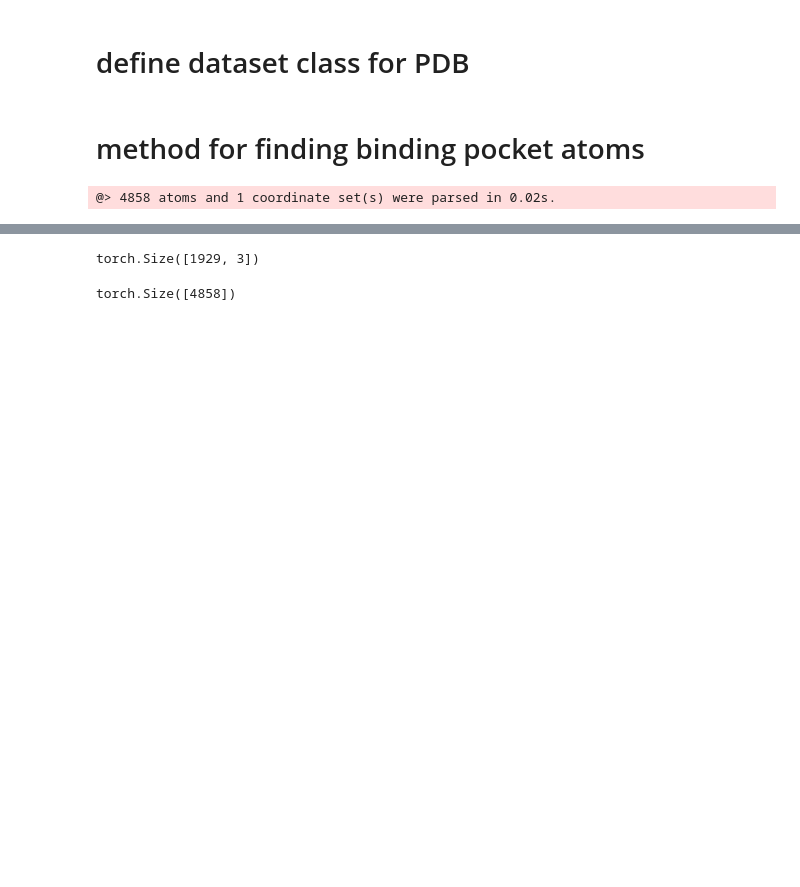
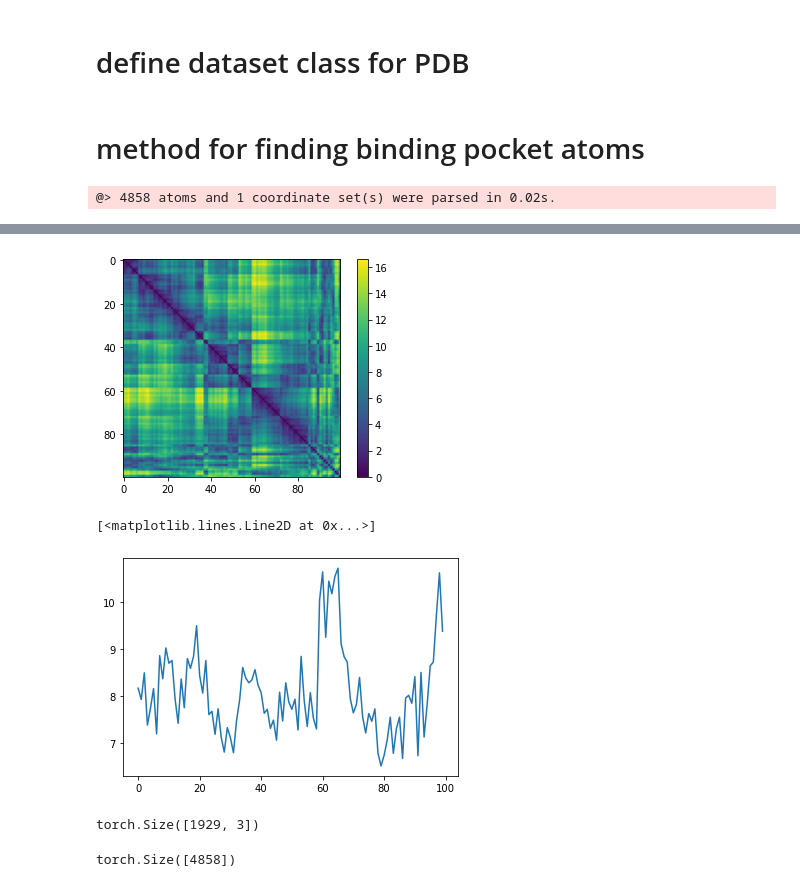
Before and after one commit to Dunni3/keypoint-diffusion, a Jupyter notebook: dev.ipynb, the cells around one changed output, grey strips where cells are left out. Drawn from its saved outputs; the diff is of its cells as text; code cells hidden in the pictures; blank space fills up the shorter version.

```diff
--- a/dev.ipynb
+++ b/dev.ipynb
@@ -138,3 +177,14 @@ pocket_atom_mask.sum()
+# %%
+pocket_distances = spa.distance_matrix(pocket_atom_positions, pocket_atom_positions)
+plt.imshow(pocket_distances)
+plt.colorbar()
+plt.show()
+
+plt.plot(pocket_distances.mean(axis=1))
+# %% [output]
+[figure, added]
+[<matplotlib.lines.Line2D at 0x...>]
+[figure, added]
 # %%
 bounding_box_atoms.shape
 # %% [output]
```
Also changed, not shown: parts of 6 cells of this notebook, 1 other file.
